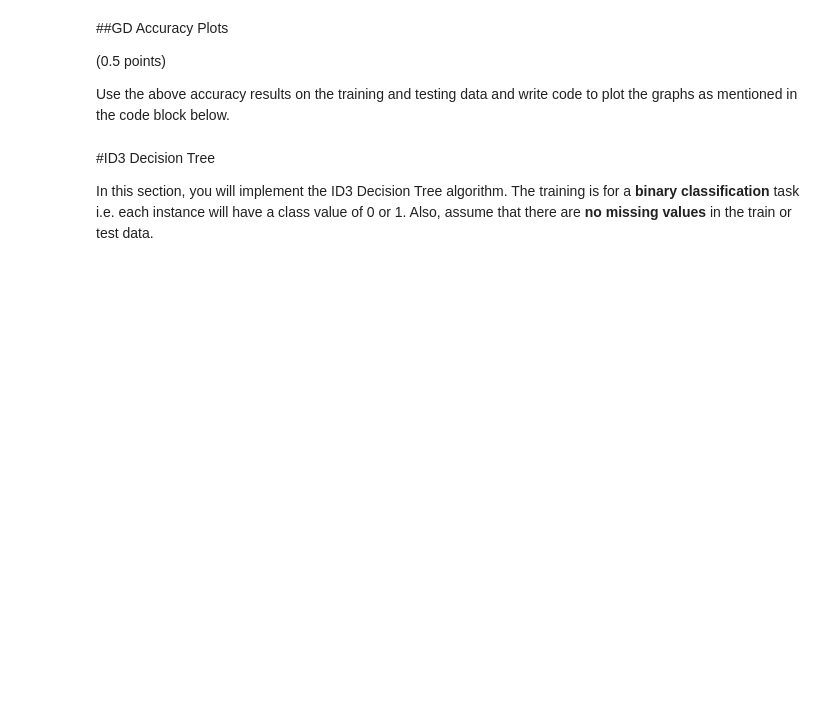
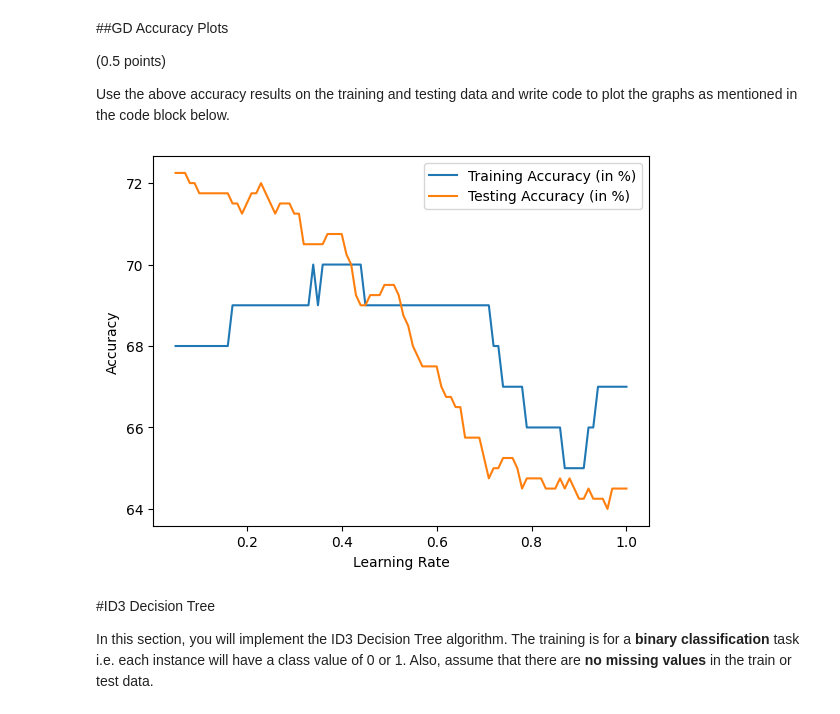
Before and after one commit to eliteabhi/AI-Assignments, a Jupyter notebook: ID3-gradient-descent-assignment/UTSA_EE4953_EE5663_assignment2_abc123.ipynb, the cells around one changed output. Cells and saved outputs as stored; diff of their text form; code cells hidden in the pictures; blank space fills up the shorter version.

Commit message:
Gradient Descent works but accuracy is horrible

```diff
--- a/ID3-gradient-descent-assignment/UTSA_EE4953_EE5663_assignment2_abc123.ipynb
+++ b/ID3-gradient-descent-assignment/UTSA_EE4953_EE5663_assignment2_abc123.ipynb
@@ -49,3 +57,6 @@ test = basePath + "gd-test.dat"
 # %%
+
 # Read the training and testing data files
+gd_training_dataset_df: pd.DataFrame = pd.read_table( gd_training_dataset_path, delimiter='	' )
+gd_test_dataset_df: pd.DataFrame = pd.read_table( gd_test_dataset_path, delimiter='	' )
 # %%
@@ -84,3 +117,15 @@ def gradient_descent(df_train, df_test, learning_rate=0.05, threshold=0.5):
+# %%
+
+# Gradient Descent function
+def gradient_descent( df_train, df_test, learning_rate=0.05, threshold=0.5 ) -> Tuple[ float, float ]:
+
+    weights: np.ndarray = train( train_data=df_train, learning_rate=learning_rate )
+
+    training_accuracy: float = test( test_data=df_train, weights=weights, threshold=threshold )
+    testing_accuracy: float = test( test_data=df_test, weights=weights, threshold=threshold )
+
+    return ( training_accuracy, testing_accuracy )
 # %%
+
 # Threshold of 0.5 will be used to classify the instance for the test. If the value is >= 0.5, classify as 1 or else 0.
-threshold = 0.5
+thresh: float = 0.5
@@ -91,0 +132,19 @@ threshold = 0.5
+# %%
+
+# Main algorithm loop
+
+start: float = 0.05
+stop: float = 1.0
+step: float = 0.01
+
+accuracies_shape: int = int( ( stop - start ) / step ) + 1
+training_accuracies: np.ndarray = np.zeros( shape=accuracies_shape )
+testing_accuracies:np.ndarray = np.zeros( shape=accuracies_shape )
+
+for lr, i in zip( np.arange( start, stop + step, step, dtype=float ), range( training_accuracies.shape[0] ) ):
+    training_acc, testing_acc = gradient_descent( df_train=gd_training_dataset_df, df_test=gd_test_dataset_df, learning_rate=lr, threshold=thresh )
+    print( 'Accuracy for LR of %.2f on Training set = %.2f' % ( lr, training_acc ) )
+    print( 'Accuracy for LR of %.2f on Testing set = %.2f\n' % ( lr, testing_acc ) )
+
+    training_accuracies[ i ] = training_acc * 100
+    testing_accuracies[ i ] = testing_acc * 100
@@ -104,3 +175,14 @@ Use the above accuracy results on the training and testing data and write code t
+# %%
+# Plot the graphs for accuracy results.
+
+plt.plot( np.arange( start, stop + step, step, dtype=float ), training_accuracies, label='Training Accuracy (in %)' )
+plt.plot( np.arange( start, stop + step, step, dtype=float ), testing_accuracies, label='Testing Accuracy (in %)' )
+plt.xlabel( 'Learning Rate' )
+plt.ylabel( 'Accuracy' )
+plt.legend()
+plt.show()
+# %% [output]
+[figure, added]
 # %% [markdown]
 #ID3 Decision Tree
 
```
Also changed, not shown: parts of 13 cells of this notebook, 2 other files.
